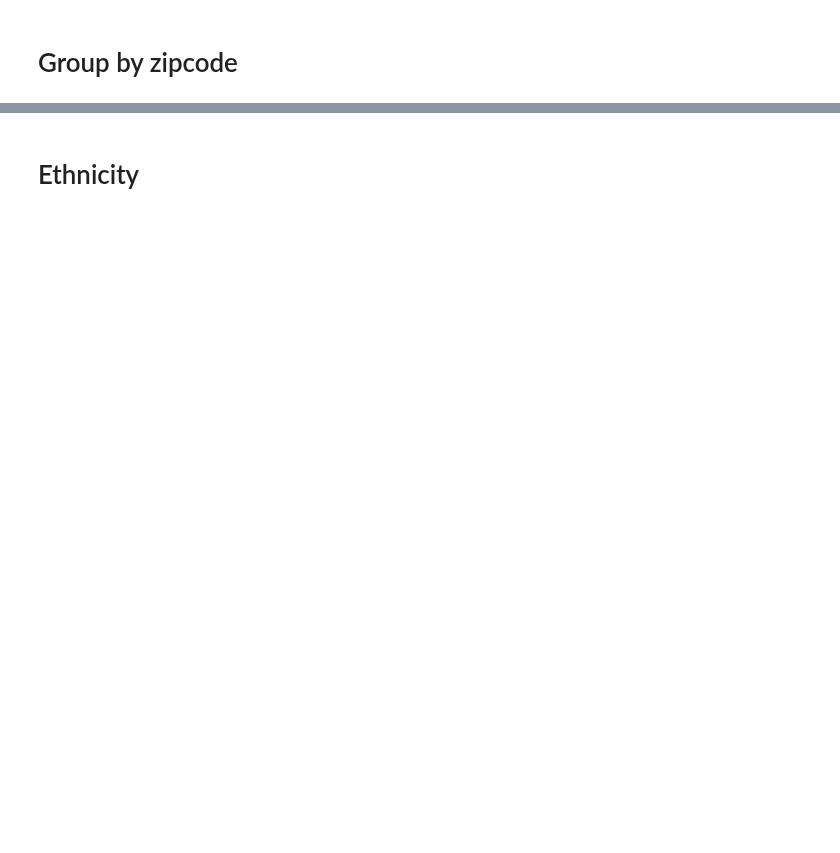
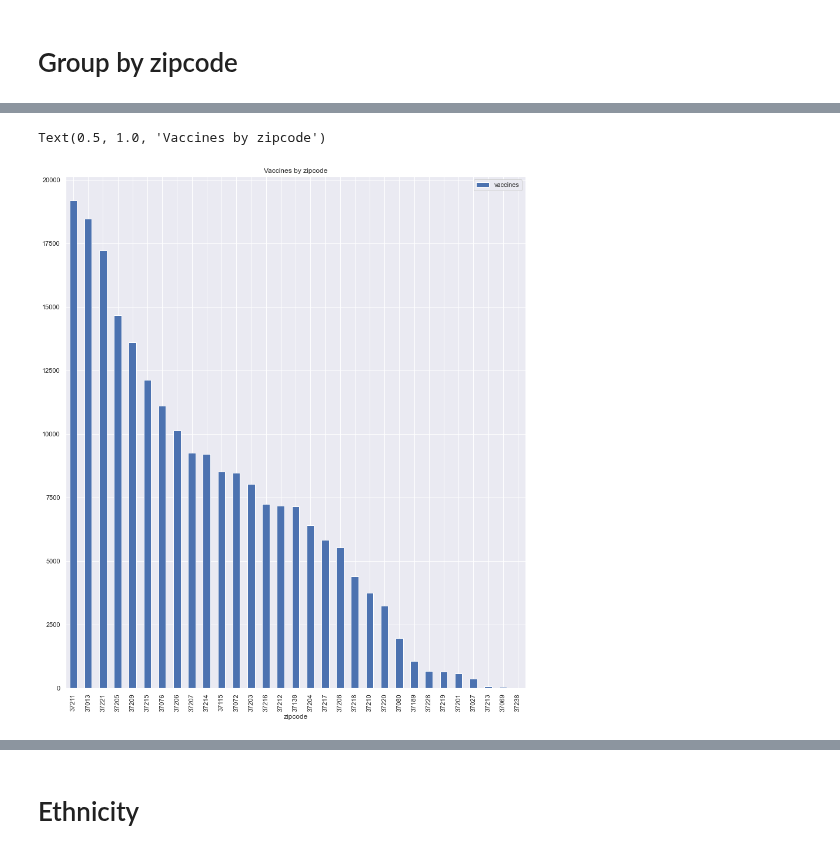
Before and after one commit to Engu12/nash-covid-cases-vaccines-honky_tonkin, a Jupyter notebook: Covid-V02.ipynb, the cells around one changed output, grey strips where cells are left out. Drawn from its saved outputs; the diff is of its cells as text; code cells hidden in the pictures; blank space fills up the shorter version.

Commit message:
scatterplots

```diff
--- a/Covid-V02.ipynb
+++ b/Covid-V02.ipynb
@@ -158,0 +158,4 @@ zipcodes.info()
+# %%
+V_protocol = V_protocol.groupby(['zipcode'],as_index=False)['vaccines'].sum()
+
+V_protocol.head()
@@ -158,0 +171,3 @@ zipcodes.info()
+# %%
+Cases_Vacc=pd.merge(Covid_df2,V_protocol, how='inner',on='zipcode')
+Cases_Vacc.head()
@@ -158,0 +181,3 @@ zipcodes.info()
+# %%
+Cases_Vacc =Cases_Vacc.sort_values('vaccines', ascending=False)
+Cases_Vacc.head()
@@ -158,0 +191,6 @@ zipcodes.info()
+# %%
+Cases_Vacc.plot.bar('zipcode','vaccines')
+plt.title('Vaccines by zipcode')
+# %% [output]
+Text(0.5, 1.0, 'Vaccines by zipcode')
+[figure, added]
```
Also changed, not shown: parts of 114 cells of this notebook.
